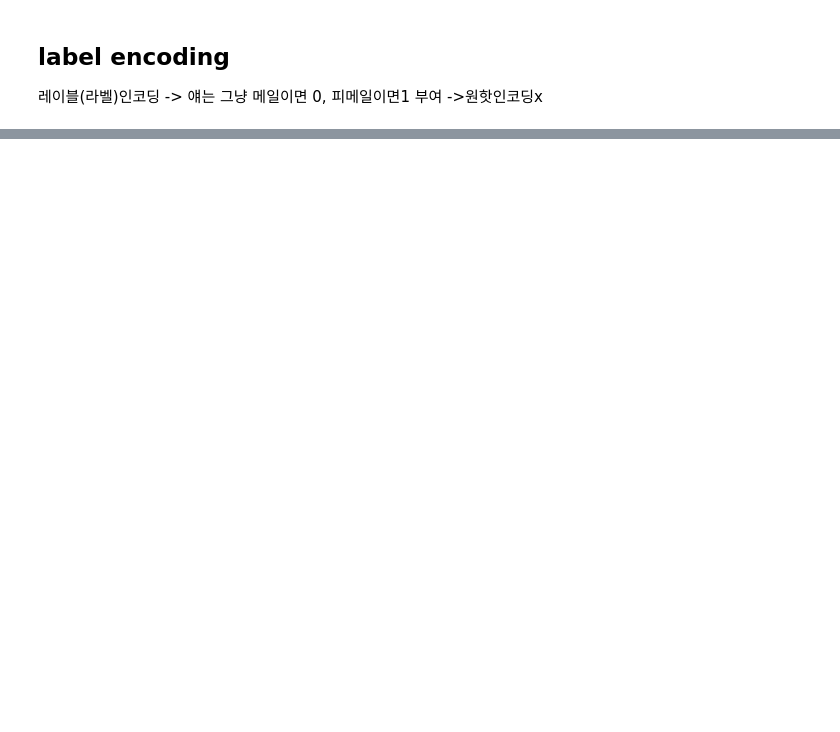
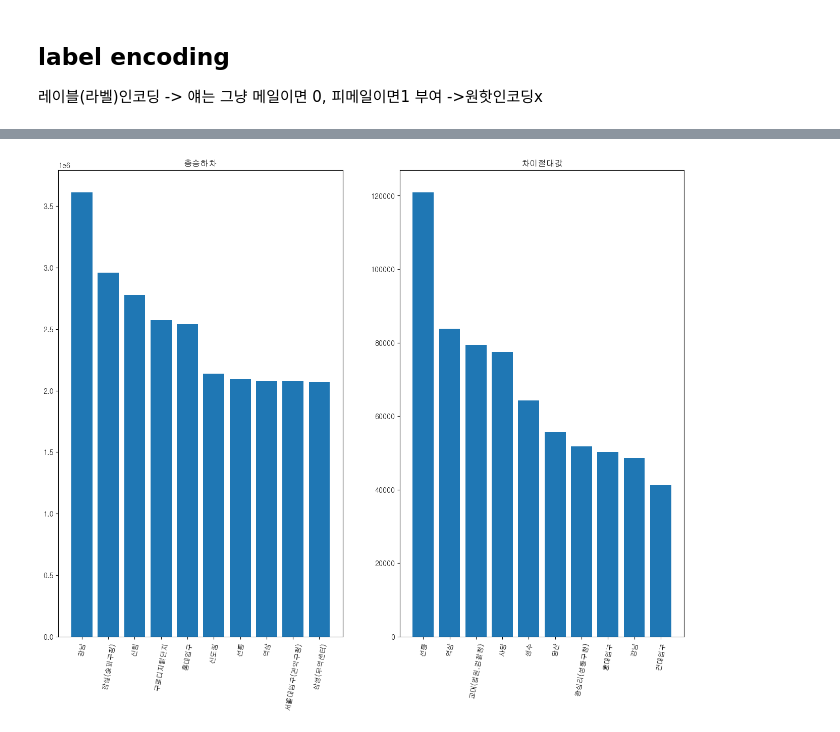
Before and after one commit to jjuuu999/hipython, a Jupyter notebook: 42.데이터전처리.ipynb, the cells around one changed output, grey strips where cells are left out. Drawn from its saved outputs; the diff is of its cells as text; code cells hidden in the pictures; blank space fills up the shorter version.

```diff
--- a/42.데이터전처리.ipynb
+++ b/42.데이터전처리.ipynb
@@ -1552,0 +1803,4 @@ Name: Sex, Length: 891, dtype: int64
+# %%
+df_new_line2_gb['승하차승객수차이'] = df_new_line2_gb['승차총승객수'] - df_new_line2_gb['하차총승객수']
+df_new_line2_gb['총승하차승객수'] = df_new_line2_gb['승차총승객수'] + df_new_line2_gb['하차총승객수']
+df_new_line2_gb
@@ -1552,0 +1825,2 @@ Name: Sex, Length: 891, dtype: int64
+# %%
+df_new_line2_gb['승하차차이절대값'] = df_new_line2_gb['승하차승객수차이'].abs()
@@ -1552,0 +1836,3 @@ Name: Sex, Length: 891, dtype: int64
+# %%
+df_new_line2_차이10=df_new_line2_gb.sort_values(by='승하차차이절대값',ascending=False).head(10)
+df_new_line2_차이10
@@ -1552,0 +1851,3 @@ Name: Sex, Length: 891, dtype: int64
+# %%
+df_new_line2_총10=df_new_line2_gb.sort_values(by='총승하차승객수',ascending=False).head(10)
+df_new_line2_총10
@@ -1552,0 +1866,15 @@ Name: Sex, Length: 891, dtype: int64
+# %%
+plt.figure(figsize=(16,12))
+plt.subplot(1,2,1)
+plt.bar(df_new_line2_총10['역명'],df_new_line2_총10['총승하차승객수'])
+plt.title('총승하차')
+plt.xticks(rotation=80)
+
+plt.subplot(1,2,2)
+plt.bar(df_new_line2_차이10['역명'],df_new_line2_차이10['승하차차이절대값'])
+plt.title('차이절대값')
+plt.xticks(rotation=80)
+
+plt.show()
+# %% [output]
+[figure, added]
```
Also changed, not shown: parts of 31 cells of this notebook, 3 other files.
